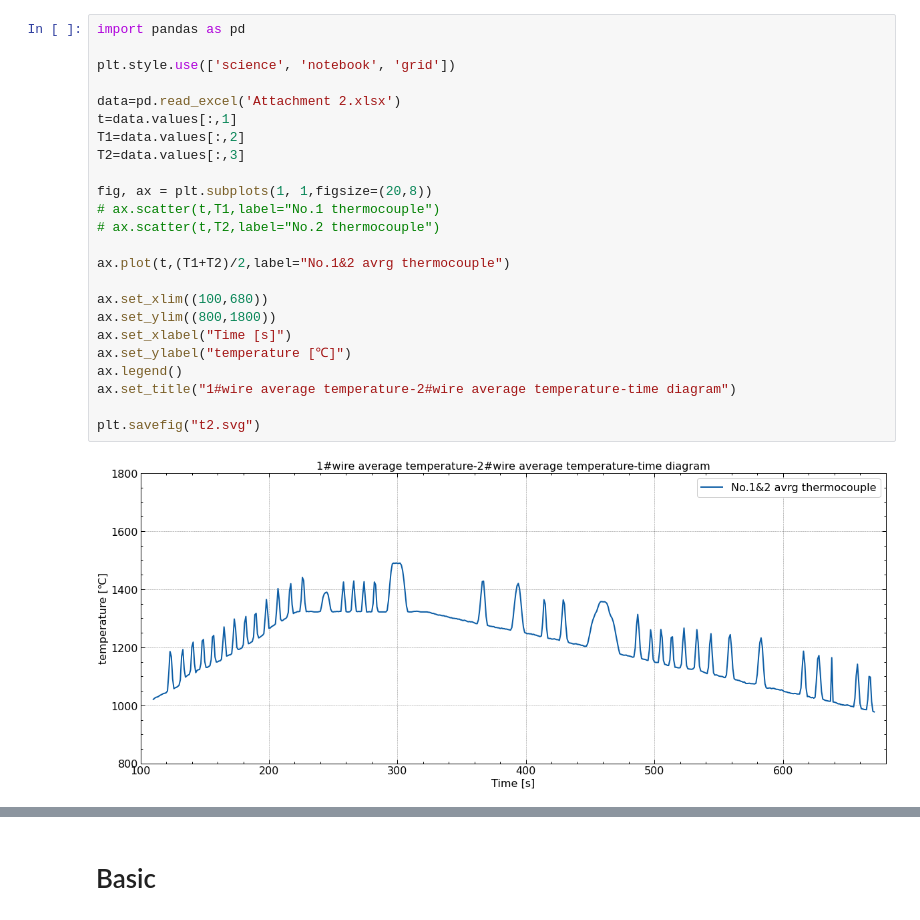
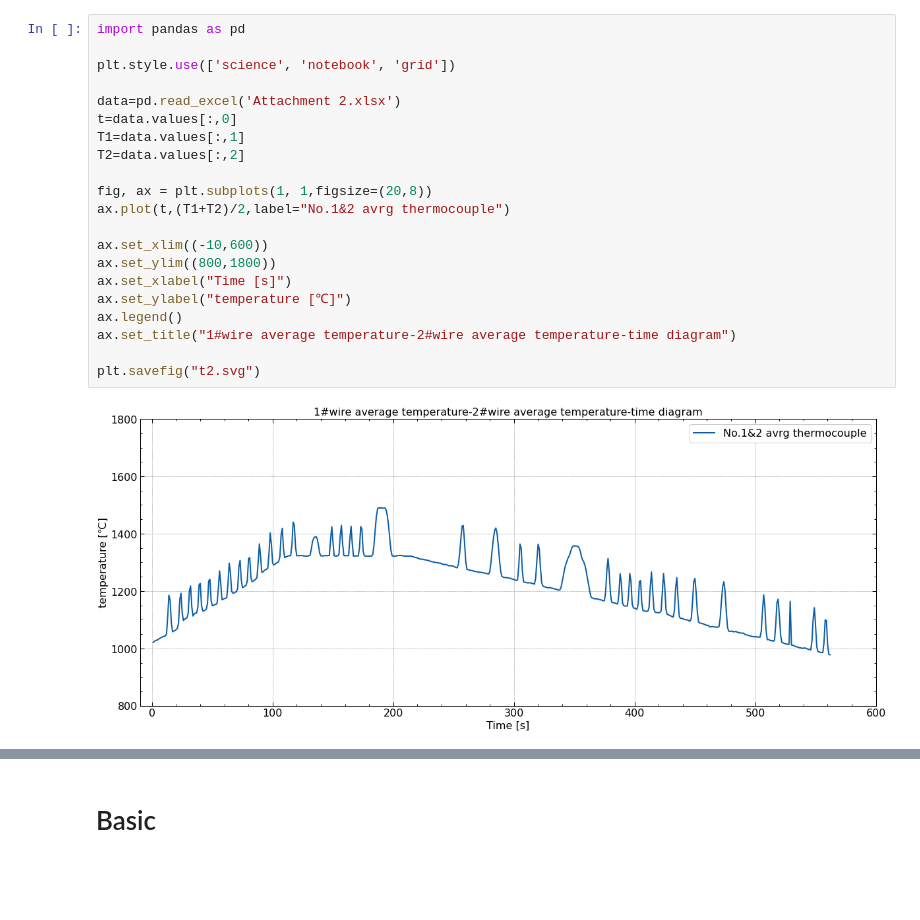
Before and after one commit to DURUII/ML2022, a Jupyter notebook: prerequisite/visualization/【A0】quick_start.ipynb, the cells around one changed output, grey strips where cells are left out. Cells and saved outputs as stored; diff of their text form; blank space fills up the shorter version.

```diff
--- a/prerequisite/visualization/【A0】quick_start.ipynb
+++ b/prerequisite/visualization/【A0】quick_start.ipynb
@@ -35,26 +39,23 @@ plt.savefig("t1.svg")
 # %%
 import pandas as pd
 
 plt.style.use(['science', 'notebook', 'grid'])
 
 data=pd.read_excel('Attachment 2.xlsx')
-t=data.values[:,1]
-T1=data.values[:,2]
-T2=data.values[:,3]
+t=data.values[:,0]
+T1=data.values[:,1]
+T2=data.values[:,2]
 
 fig, ax = plt.subplots(1, 1,figsize=(20,8))
-# ax.scatter(t,T1,label="No.1 thermocouple")
-# ax.scatter(t,T2,label="No.2 thermocouple")
-
 ax.plot(t,(T1+T2)/2,label="No.1&2 avrg thermocouple")
 
-ax.set_xlim((100,680))
+ax.set_xlim((-10,600))
 ax.set_ylim((800,1800))
 ax.set_xlabel("Time [s]")
 ax.set_ylabel("temperature [℃]")
 ax.legend()
 ax.set_title("1#wire average temperature-2#wire average temperature-time diagram")
 
 plt.savefig("t2.svg")
 # %% [output]
-[figure, old version]
+[figure, new version]
```
Also changed, not shown: parts of 30 cells of this notebook.
